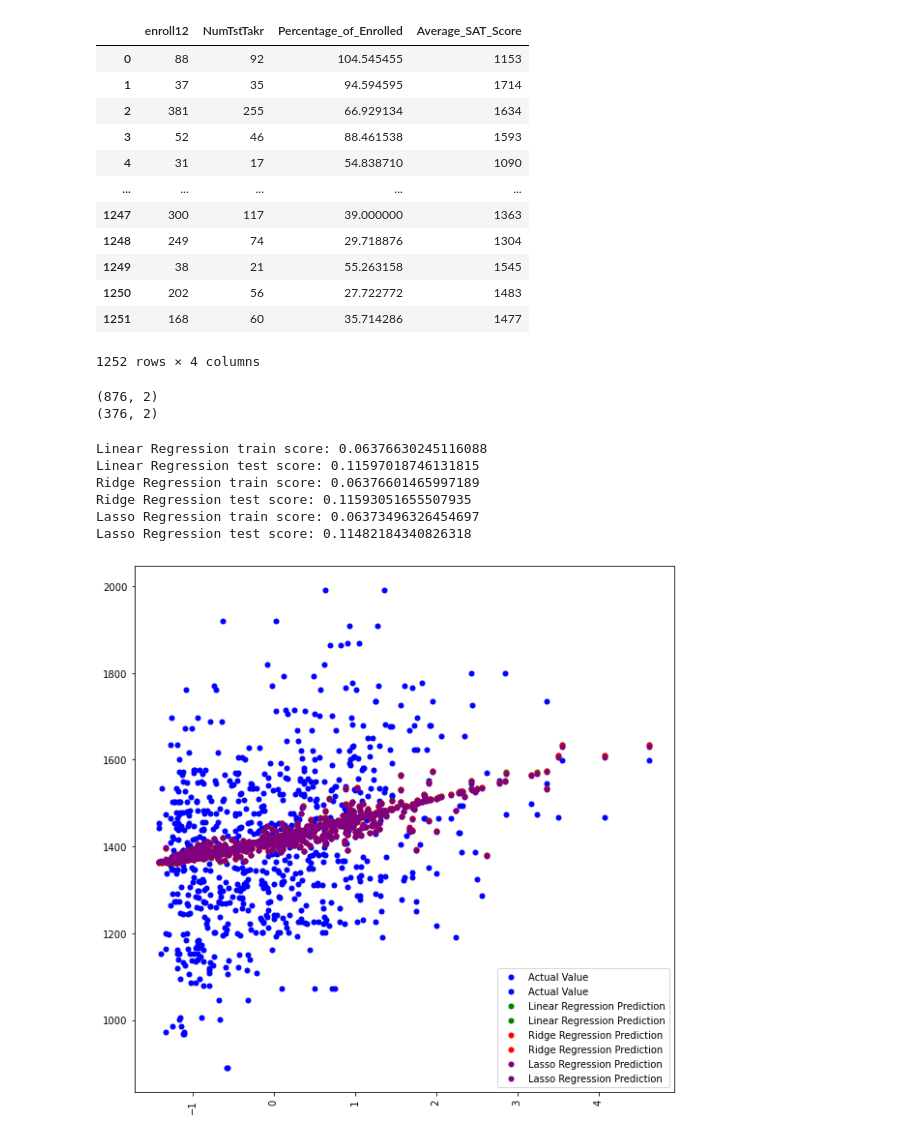
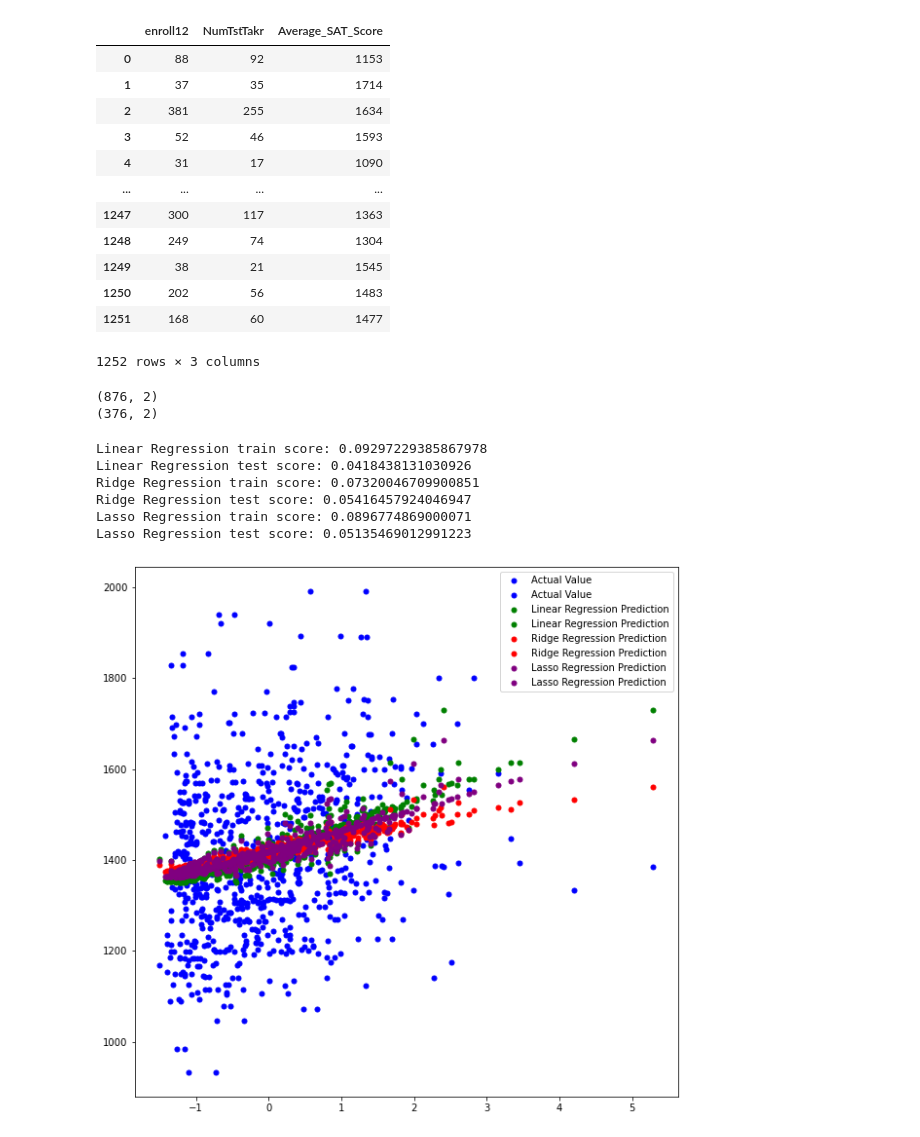
Before and after one commit to Dewanrob/assessment-9, a Jupyter notebook: Lasso Ridge Sample California SAT.ipynb, the cells around one changed output. Drawn from its saved outputs; the diff is of its cells as text; code cells hidden in the pictures.

```diff
--- a/Lasso Ridge Sample California SAT.ipynb
+++ b/Lasso Ridge Sample California SAT.ipynb
@@ -31,9 +46,6 @@ columns = ['AvgScrRead', 'AvgScrMath', 'AvgScrWrit']
 for col in columns:
     school[col] = school[col].astype(int)
 
-# Added a column of potential factor: percentage of the enrolled grade 12 students who took the test
-school['Percentage_of_Enrolled'] = (100*school['NumTstTakr']/school['enroll12'])
-
 # Added a column of total SAT score
 school['Average_SAT_Score'] = (school['AvgScrRead']+school['AvgScrMath']+school['AvgScrWrit'])
 # Dropped the average scores column
@@ -41,19 +53,19 @@ school.drop(columns, axis = 1, inplace = True)
 
 school
 # %% [output]
-|  | enroll12 | NumTstTakr | Percentage_of_Enrolled | Average_SAT_Score |
-| 0 | 88 | 92 | 104.545455 | 1153 |
-| 1 | 37 | 35 | 94.594595 | 1714 |
-| 2 | 381 | 255 | 66.929134 | 1634 |
-| 3 | 52 | 46 | 88.461538 | 1593 |
-| 4 | 31 | 17 | 54.838710 | 1090 |
-| ... | ... | ... | ... | ... |
-| 1247 | 300 | 117 | 39.000000 | 1363 |
-| 1248 | 249 | 74 | 29.718876 | 1304 |
-| 1249 | 38 | 21 | 55.263158 | 1545 |
-| 1250 | 202 | 56 | 27.722772 | 1483 |
-| 1251 | 168 | 60 | 35.714286 | 1477 |
+|  | enroll12 | NumTstTakr | Average_SAT_Score |
+| 0 | 88 | 92 | 1153 |
+| 1 | 37 | 35 | 1714 |
+| 2 | 381 | 255 | 1634 |
+| 3 | 52 | 46 | 1593 |
+| 4 | 31 | 17 | 1090 |
+| ... | ... | ... | ... |
+| 1247 | 300 | 117 | 1363 |
+| 1248 | 249 | 74 | 1304 |
+| 1249 | 38 | 21 | 1545 |
+| 1250 | 202 | 56 | 1483 |
+| 1251 | 168 | 60 | 1477 |
-1252 rows × 4 columns
+1252 rows × 3 columns
 # %%
 # Identify variables and targets
 features = school.columns[0:2]
@@ -87,7 +99,7 @@ lr_prediction = lr.predict(X_test)
 
 # Instantiate ridge regression and fit data to model
 # alpha = 10000, score = 0.02
-rr = Ridge(alpha=1)
+rr = Ridge(alpha=1000)
 rr.fit(X_train,y_train)
 
 # Ridge Regression scores
@@ -98,7 +110,7 @@ print(f'Ridge Regression test score: {ridge_test_score}')
 rr_prediction = rr.predict(X_test)
 
 # Instantiate lasso regression
-LassoR = Lasso(alpha = 1)
+LassoR = Lasso(alpha = 10)
 LassoR.fit(X_train,y_train)
 
 # Lasso regression scores
@@ -108,22 +120,19 @@ print(f'Lasso Regression train score: {lasso_train_score}')
 print(f'Lasso Regression test score: {lasso_test_score}')
 Lasso_prediction = LassoR.predict(X_test)
 # %% [output]
-Linear Regression train score: 0.06376630245116088
-Linear Regression test score: 0.11597018746131815
-Ridge Regression train score: 0.06376601465997189
-Ridge Regression test score: 0.11593051655507935
-Lasso Regression train score: 0.06373496326454697
-Lasso Regression test score: 0.11482184340826318
+Linear Regression train score: 0.09297229385867978
+Linear Regression test score: 0.0418438131030926
+Ridge Regression train score: 0.07320046709900851
+Ridge Regression test score: 0.05416457924046947
+Lasso Regression train score: 0.0896774869000071
+Lasso Regression test score: 0.05135469012991223
 # %%
 # Visualization
 plt.figure(figsize = (10, 10))
 plt.plot(X_test,actual,linestyle='none',marker='o',markersize=5,color='blue',label=r'Actual Value')
-# plt.plot(rr100.coef_,alpha=0.5,linestyle='none',marker='d',markersize=6,color='blue',label=r'Ridge; $\alpha = 100$')
 plt.plot(X_test,lr_prediction,linestyle='none',marker='o',markersize=5,color='green',label='Linear Regression Prediction')
 plt.plot(X_test,rr_prediction,linestyle='none',marker='o',markersize=5,color='red',label='Ridge Regression Prediction')
 plt.plot(X_test,Lasso_prediction,linestyle='none',marker='o',markersize=5,color='purple',label='Lasso Regression Prediction')
-plt.xticks(rotation = 90)
-plt.legend()
-plt.show()
+plt.legend();
 # %% [output]
-[figure, old version]
+[figure, new version]
```
Also changed, not shown: parts of 2 cells of this notebook.
